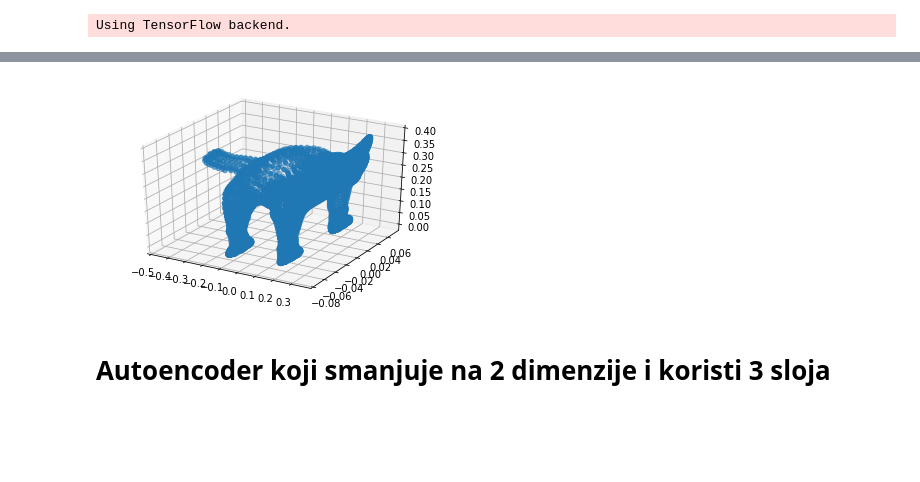
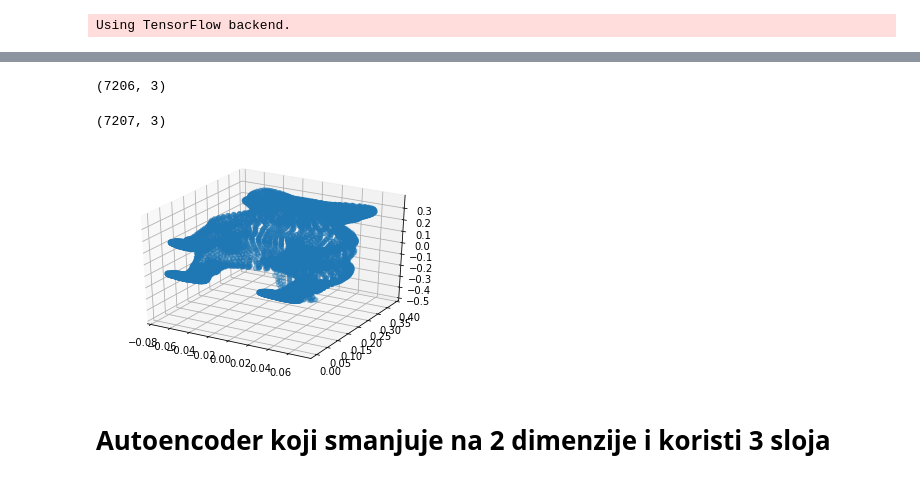
Before and after one commit to nikoleta-vukajlovic/RI-vizuelizacija-podataka, a Jupyter notebook: cat/macka.ipynb, the cells around one changed output, grey strips where cells are left out. Drawn from its saved outputs; the diff is of its cells as text; code cells hidden in the pictures; blank space fills up the shorter version.

```diff
--- a/cat/macka.ipynb
+++ b/cat/macka.ipynb
@@ -19,0 +49,4 @@ df = pd.read_csv('../data/cat-reference.csv')
+# %%
+df.shape
+# %% [output]
+(7206, 3)
@@ -20,14 +55,18 @@ df = pd.read_csv('../data/cat-reference.csv')
+# %%
+df.shape
+# %% [output]
+(7207, 3)
 # %%
 data = np.genfromtxt('../data/cat-reference.csv', delimiter=',')
 # %%
 # iscrtavanje pocetnih tacaka
 fig = plt.figure()
 ax = fig.add_subplot(111, projection='3d')
-ax.scatter(data[:,2],data[:,0],data[:,1])
+ax.scatter(data[:,0],data[:,1],data[:,2])
 plt.savefig("cat-reference.csv.png")
 plt.show()
 # %% [output]
-[figure, old version]
+[figure, new version]
 # %% [markdown]
 # Autoencoder koji smanjuje na 2 dimenzije i koristi 3 sloja
 # %%
```
Also changed, not shown: parts of 11 cells of this notebook, 4 other files.
